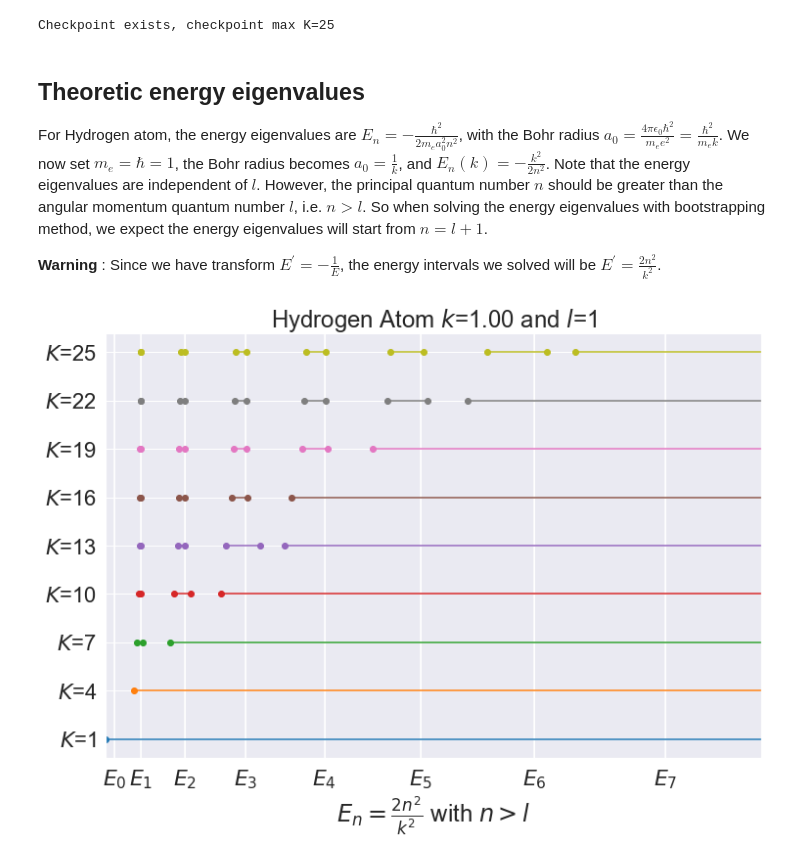
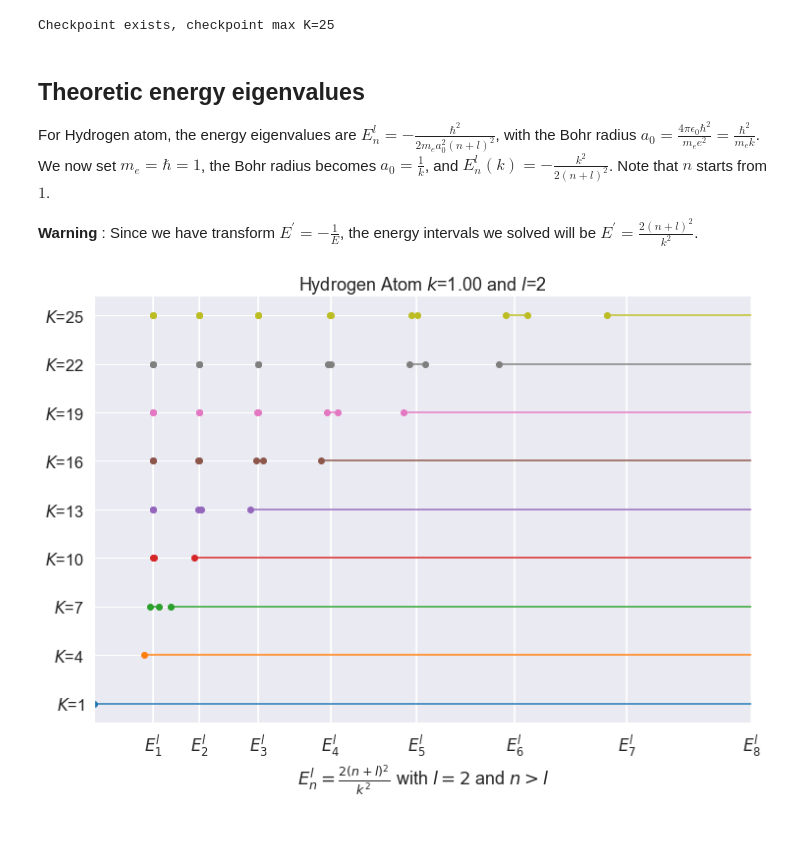
Before and after one commit to maplexgitx0302/NTU-Bootstrapping_QM, a Jupyter notebook: hydrogen_sympy.ipynb, the cells around one changed output. Cells and saved outputs as stored; diff of their text form; code cells hidden in the pictures; blank space fills up the shorter version.

```diff
--- a/hydrogen_sympy.ipynb
+++ b/hydrogen_sympy.ipynb
@@ -124,13 +124,12 @@ if not os.path.exists(save_dir):
 
 cp_config = {
     'round' : 25, # maximum size of submatrix to compute the determinant
-    'threshold' : 1e-2, # threshold to keep small intervals
     'initial_interval' : sp.Interval(0, sp.oo), # Expect the energy after transformation to be positive
 }
 
 cp_matrix = ColumbPotentialMatrix(N=cp_config['round'], angular_momentum=True)
 cp_matrix.k = 1
-cp_matrix.l = 1 # set l>=1, otherwise l=0 will be failed
+cp_matrix.l = 2 # set l>=1, otherwise l=0 will be failed
 
 k, l = cp_matrix.k, cp_matrix.l
 cp_config['npy_energy_intervals'] = os.path.join(save_dir, f"energy_intervals_k{sp.N(k):.2f}_l{l}.npy")
@@ -142,24 +141,24 @@ Checkpoint exists, checkpoint max K=25
 # %% [markdown]
 ## Theoretic energy eigenvalues
 
-For Hydrogen atom, the energy eigenvalues are $E_n=-\frac{\hbar^2}{2m_ea_0^2n^2}$, with the Bohr radius $a_0=\frac{4\pi\epsilon_0\hbar^2}{m_ee^2}=\frac{\hbar^2}{m_ek}$. We now set $m_e=\hbar=1$, the Bohr radius becomes $a_0=\frac{1}{k}$, and $E_n(k)=-\frac{k^2}{2n^2}$. Note that the energy eigenvalues are independent of $l$. However, the principal quantum number $n$ should be greater than the angular momentum quantum number $l$, i.e. $n>l$. So when solving the energy eigenvalues  with bootstrapping method, we expect the energy eigenvalues will start from $n=l+1$.
+For Hydrogen atom, the energy eigenvalues are $E^l_n=-\frac{\hbar^2}{2m_ea_0^2(n+l)^2}$, with the Bohr radius $a_0=\frac{4\pi\epsilon_0\hbar^2}{m_ee^2}=\frac{\hbar^2}{m_ek}$. We now set $m_e=\hbar=1$, the Bohr radius becomes $a_0=\frac{1}{k}$, and $E^l_n(k)=-\frac{k^2}{2(n+l)^2}$. Note that $n$ starts from $1$.
 
-**Warning** : Since we have transform $E^\prime=-\frac{1}{E}$, the energy intervals we solved will be $E^\prime=\frac{2n^2}{k^2}$.
+**Warning** : Since we have transform $E^\prime=-\frac{1}{E}$, the energy intervals we solved will be $E^\prime=\frac{2(n+l)^2}{k^2}$.
 # %%
 cp_config['plot_step'] = 3 # how often to plot the result
 cp_config['x_inf'] = 0 # infimum for x-axis when plotting
-cp_config['x_sup'] = 150 # supremum for x-axis when plotting
+cp_config['x_sup'] = 200 # supremum for x-axis when plotting
 
-energy_eigenvalues = [2*(n**2)/k**2 for n in range(1, cp_config['round']+1)]
-x_ticks = [r"$E_{{{}}}$".format(i) for i in range(len(energy_eigenvalues))]
+energy_eigenvalues = [2*((n+l)**2)/k**2 for n in range(1, cp_config['round']+1)]
+x_ticks = [r"$E^l_{{{}}}$".format(i) for i in range(1, len(energy_eigenvalues)+1)]
 
 np.save(cp_config['npy_energy_intervals'], energy_intervals, allow_pickle=True)
 
 sns.set_style('dark')
-sns.set(font_scale=2)
+sns.set(font_scale=1.5)
 fig, ax = plot_energy_interval(energy_intervals, energy_eigenvalues, x_ticks, cp_config)
 ax.set_title(f"Hydrogen Atom $k$={sp.N(k):.2f} and $l$={l}")
-ax.set_xlabel(r"$E_n=\frac{2n^2}{k^2}$ with $n>l$")
+ax.set_xlabel(r"$E^l_n = \frac{2(n+l)^2}{k^2}$ with " + r"$l={{{}}}$ and $n>l$".format(l))
 plt.savefig(os.path.join(save_dir, f"result_N{cp_config['round']}_k{sp.N(k):.2f}_l{l}.png"))
 # %% [output]
-[figure, old version]
+[figure, new version]
```
Also changed, not shown: 4 other files.
